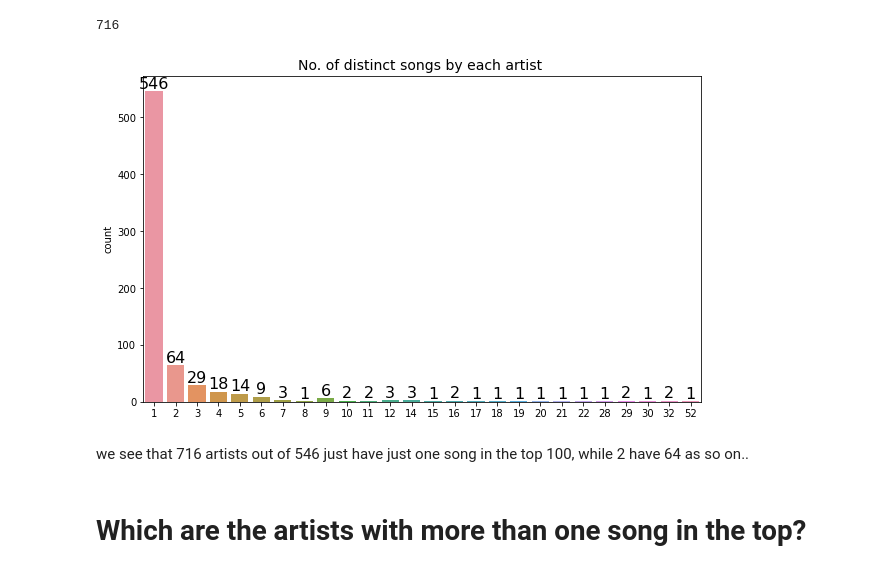
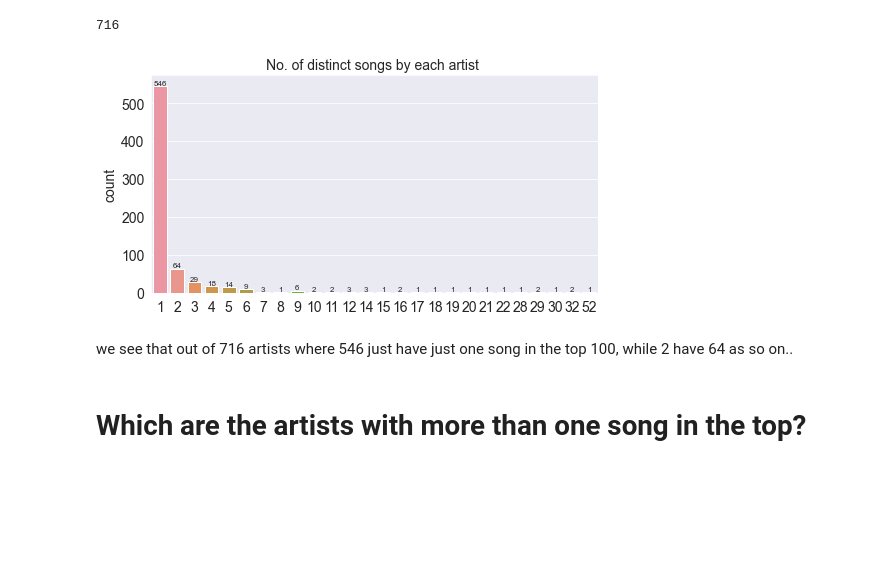
Before and after one commit to poojaharihar03/DataAnalytics, a Jupyter notebook: Spotify Analysis/spotify.ipynb, the cells around one changed output. Cells and saved outputs as stored; diff of their text form; code cells hidden in the pictures; blank space fills up the shorter version.

```diff
--- a/Spotify Analysis/spotify.ipynb
+++ b/Spotify Analysis/spotify.ipynb
@@ -43,8 +43,15 @@ Valence: A measure from 0.0 to 1.0 describing the musical positiveness conveyed
 
 Chord: The main chord of the song instrumental.
 # %%
-import numpy as np
+import seaborn as sns
 import pandas as pd
+import matplotlib
+import matplotlib.pyplot as plt
+%matplotlib inline
+
+sns.set_style('darkgrid')
+matplotlib.rcParams['font.size'] = 14
+matplotlib.rcParams['figure.figsize'] = (21, 14)
 # %%
 df = pd.read_csv('C:/Users/Pooja/Desktop/dataset/spotify_dataset.csv')
 #df.head()
@@ -71,6 +98,8 @@ df.describe()
 | 50% | 778.500000 | 80.000000 | 4.000000 |
 | 75% | 1167.250000 | 137.000000 | 12.000000 |
 | max | 1556.000000 | 200.000000 | 142.000000 |
+# %%
+df = df.dropna()
 # %%
 df.columns
 # %% [output]
@@ -276,21 +305,21 @@ df['Artist'].nunique()
 # %%
 import warnings
 warnings.filterwarnings("ignore")
 
 import pandas as pd
 import numpy as np
 import seaborn as sns
 import matplotlib.pyplot as plt
 
-plt.figure(figsize=(10,6))
+plt.figure(figsize=(8,4))
 plt.title('No. of distinct songs by each artist ', fontsize=14)
 g = sns.countplot(df['Artist'].value_counts(ascending=True).values)
-g.bar_label(g.containers[0], fmt='%.0f', fontsize=16)
+g.bar_label(g.containers[0], fmt='%.0f', fontsize=8)
 plt.show()
 # %% [output]
-[figure, old version]
+[figure, new version]
 # %% [markdown]
-we see that 716 artists out of 546 just have just one song in the top 100, while 2 have 64 as so on..
+we see that out of 716 artists where 546 just have just one song in the top 100, while 2 have 64 as so on..
 # %% [markdown]
 # Which are the artists with more than one song in the top?
 # %%
```
Also changed, not shown: parts of 20 cells of this notebook.
